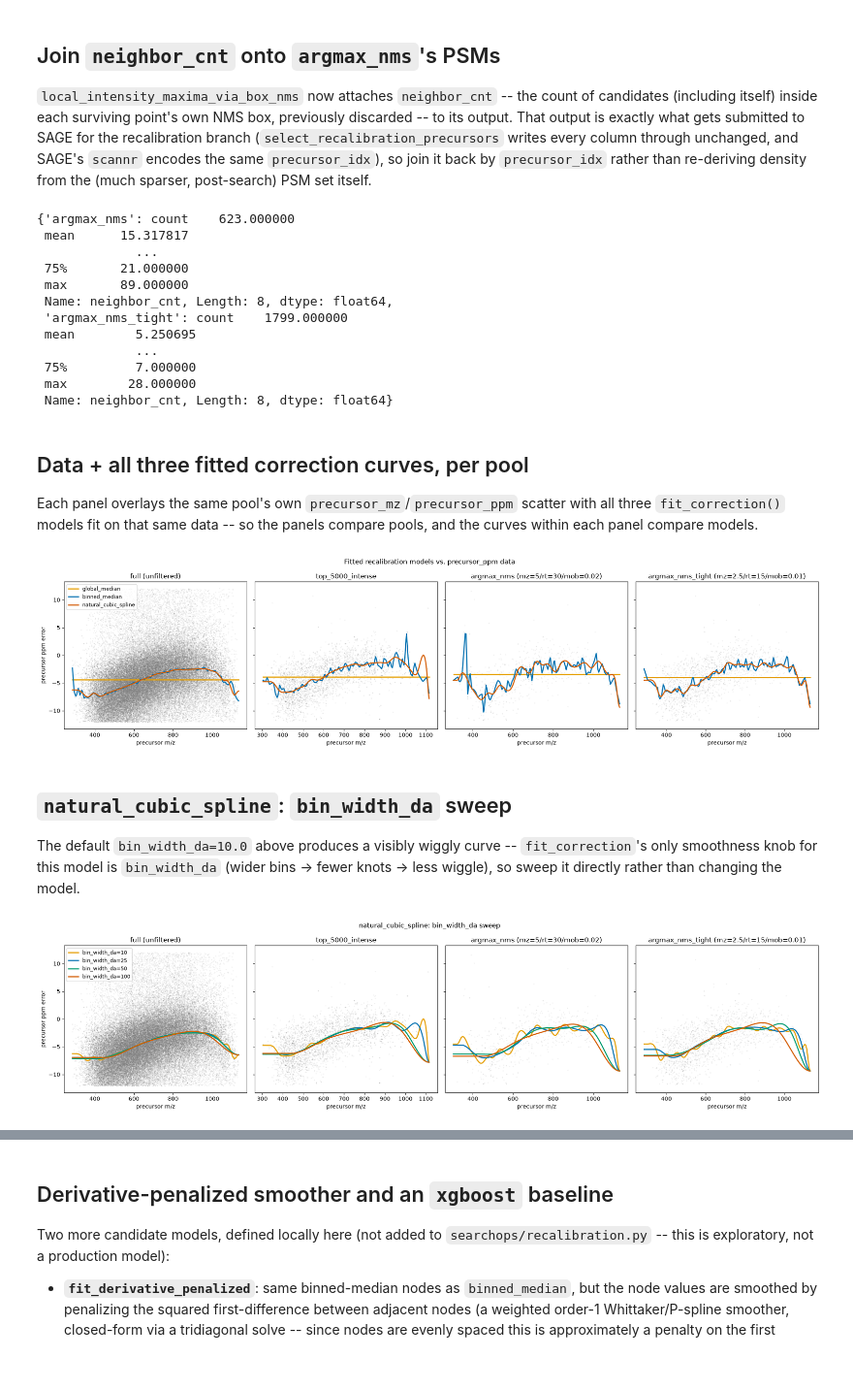
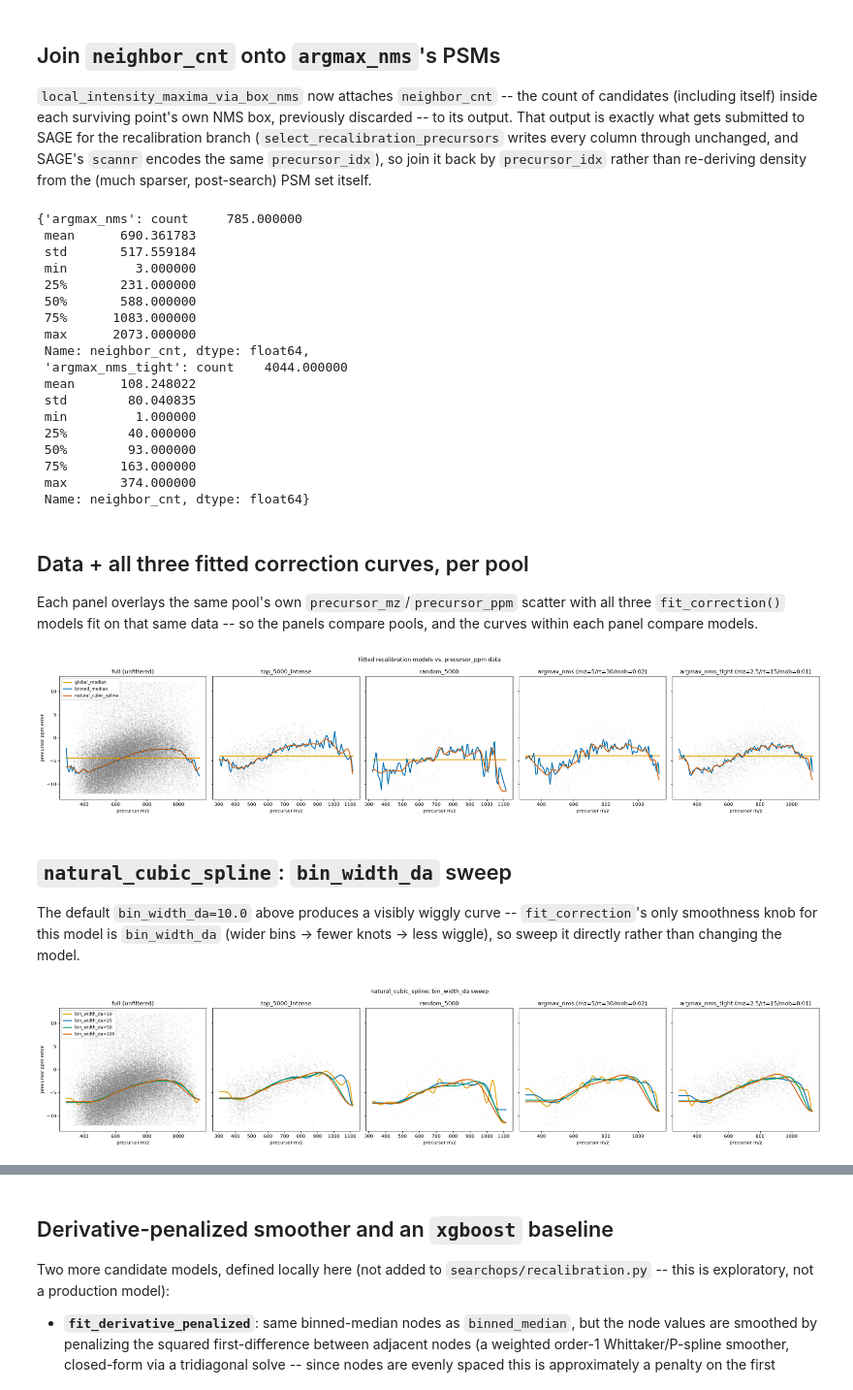
Before and after one commit to MatteoLacki/searchops, a Jupyter notebook: __dev/recalibration_model_comparison.ipynb, the cells around one changed output, grey strips where cells are left out. Shown at 97% size. Cells and saved outputs as stored; diff of their text form; code cells hidden in the pictures.

```diff
--- a/__dev/recalibration_model_comparison.ipynb
+++ b/__dev/recalibration_model_comparison.ipynb
@@ -42,6 +42,7 @@ MODEL_CONFIGS = {
 PANEL_LABELS = {
     "full": "full (unfiltered)",
     "top_k_intense": "top_5000_intense",
+    "random_5000": "random_5000",
     "argmax_nms": "argmax_nms (mz=5/rt=30/mob=0.02)",
     "argmax_nms_tight": "argmax_nms_tight (mz=2.5/rt=15/mob=0.01)",
 }
@@ -83,11 +84,12 @@ def find_combo(combos: dict[str, dict[str, str]], suffix: str) -> dict[str, str]
 # short_test.toml is the true unfiltered population; top_k_intense/argmax_nms are drawn
 # from quick_test_10k_recal_grid's 10,000-capped pool.
 baseline = nf_outputs("jobs/short_test.toml")["short_test"]
-grid = nf_outputs("jobs/quick_test_10k_recal_grid.toml")
+grid = nf_outputs("jobs/full_recal_grid.toml")
 
 paths = {
     "full": REPO_ROOT / baseline["sage_results_tsv"],
     "top_k_intense": REPO_ROOT / find_combo(grid, "top_k_intense")["filtered_sage_results_tsv"],
+    "random_5000": REPO_ROOT / find_combo(grid, "random_5000")["filtered_sage_results_tsv"],
     "argmax_nms": REPO_ROOT / find_combo(grid, "argmax_nms")["filtered_sage_results_tsv"],
     "argmax_nms_tight": REPO_ROOT / find_combo(grid, "argmax_nms_tight")["filtered_sage_results_tsv"],
 }
@@ -137,18 +141,24 @@ for panel in ["argmax_nms", "argmax_nms_tight"]:
 
 {panel: dfs[panel]["neighbor_cnt"].describe() for panel in ["argmax_nms", "argmax_nms_tight"]}
 # %% [output]
-{'argmax_nms': count    623.000000
- mean      15.317817
-             ...
- 75%       21.000000
- max       89.000000
- Name: neighbor_cnt, Length: 8, dtype: float64,
- 'argmax_nms_tight': count    1799.000000
- mean        5.250695
-             ...
- 75%         7.000000
- max        28.000000
- Name: neighbor_cnt, Length: 8, dtype: float64}
+{'argmax_nms': count     785.000000
+ mean      690.361783
+ std       517.559184
+ min         3.000000
+ 25%       231.000000
+ 50%       588.000000
+ 75%      1083.000000
+ max      2073.000000
+ Name: neighbor_cnt, dtype: float64,
+ 'argmax_nms_tight': count    4044.000000
+ mean      108.248022
+ std        80.040835
+ min         1.000000
+ 25%        40.000000
+ 50%        93.000000
+ 75%       163.000000
+ max       374.000000
+ Name: neighbor_cnt, dtype: float64}
 # %% [markdown]
 ## Data + all three fitted correction curves, per pool
 
@@ -156,33 +166,33 @@ Each panel overlays the same pool's own `precursor_mz`/`precursor_ppm` scatter w
 three `fit_correction()` models fit on that same data -- so the panels compare pools,
 and the curves within each panel compare models.
 # %%
-fig, axes = plt.subplots(1, 4, figsize=(20, 5), sharey=True)
+fig, axes = plt.subplots(1, 5, figsize=(24, 5), sharey=True)
 
-for ax, panel in zip(axes, ["full", "top_k_intense", "argmax_nms", "argmax_nms_tight"]):
+for ax, panel in zip(axes, ["full", "top_k_intense", "random_5000", "argmax_nms", "argmax_nms_tight"]):
     df = dfs[panel]
     ax.scatter(
         df["precursor_mz"], df["precursor_ppm"],
         s=3, alpha=0.15, color="#808080", linewidths=0,
     )
 
     mz_line = np.linspace(df["precursor_mz"].min(), df["precursor_mz"].max(), 200)
     for model_name, config in MODEL_CONFIGS.items():
         correction = fit_correction(df, config)
         ax.plot(
             mz_line, correction(mz_line),
             color=MODEL_COLORS[model_name], linewidth=2, label=model_name,
         )
 
     ax.set_title(PANEL_LABELS[panel])
     ax.set_xlabel("precursor m/z")
 
 axes[0].set_ylabel("precursor ppm error")
 axes[0].legend(fontsize=9, loc="best")
 fig.suptitle("Fitted recalibration models vs. precursor_ppm data")
 fig.tight_layout()
 plt.show()
 # %% [output]
-[figure, old version]
+[figure, new version]
 # %% [markdown]
 ## `natural_cubic_spline`: `bin_width_da` sweep
 
@@ -193,9 +203,9 @@ wiggle), so sweep it directly rather than changing the model.
 SWEEP_WIDTHS = [10, 25, 50, 100]
 SWEEP_COLORS = dict(zip(SWEEP_WIDTHS, ["#E69F00", "#0072B2", "#009E73", "#D55E00"]))
 
-fig, axes = plt.subplots(1, 4, figsize=(20, 5), sharey=True)
+fig, axes = plt.subplots(1, 5, figsize=(24, 5), sharey=True)
 
-for ax, panel in zip(axes, ["full", "top_k_intense", "argmax_nms", "argmax_nms_tight"]):
+for ax, panel in zip(axes, ["full", "top_k_intense", "random_5000", "argmax_nms", "argmax_nms_tight"]):
     df = dfs[panel]
     ax.scatter(
         df["precursor_mz"], df["precursor_ppm"],
@@ -219,4 +229,4 @@ fig.suptitle("natural_cubic_spline: bin_width_da sweep")
 fig.tight_layout()
 plt.show()
 # %% [output]
-[figure, old version]
+[figure, new version]
```
Also changed, not shown: parts of 24 cells of this notebook, 3 other files.
